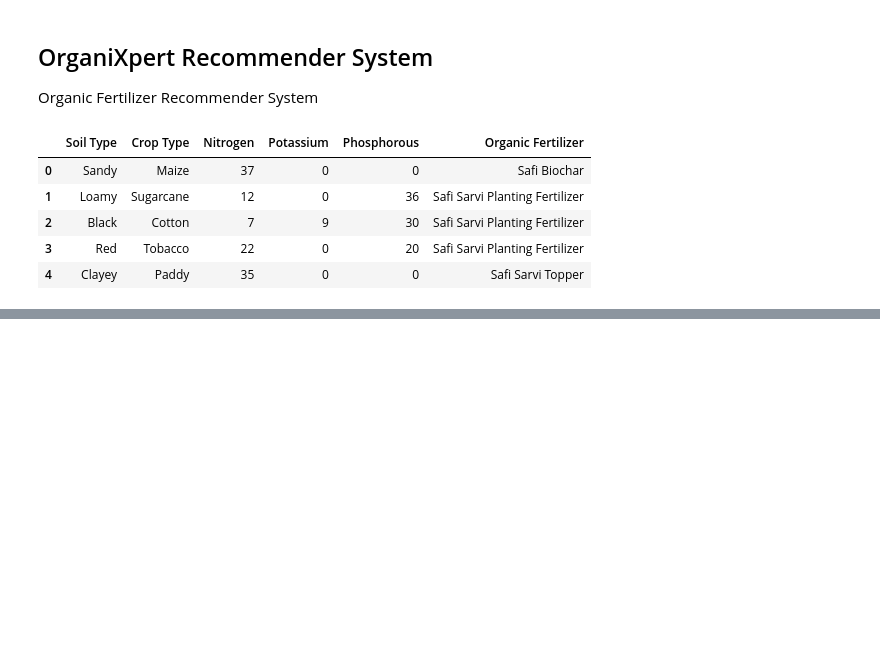
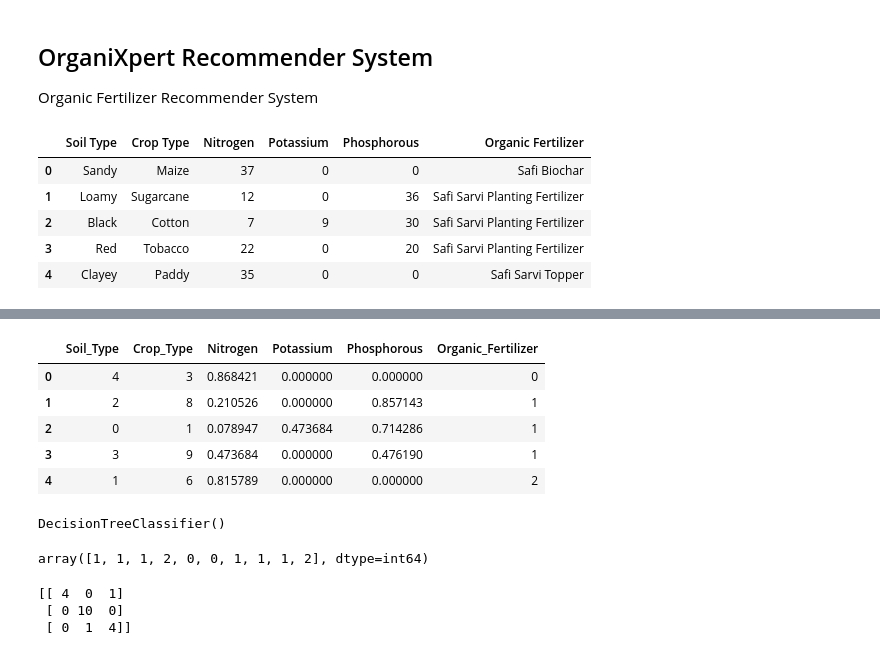
Before and after one commit to joykangangi/OrganiXpert, a Jupyter notebook: ML_Development/EDA/OrganiXpert.ipynb, the cells around one changed output, grey strips where cells are left out. Saved outputs shown, nothing was run; the diff lists cells and outputs as text; code cells hidden in the pictures; blank space fills up the shorter version.

Commit message:
fitted decision tree and random forest algorithm to our dataset

```diff
--- a/ML_Development/EDA/OrganiXpert.ipynb
+++ b/ML_Development/EDA/OrganiXpert.ipynb
@@ -17,0 +137,54 @@ df.head()
+# %%
+# Convert N, P and K ppm values to kg/acre values
+# 2.24 is the conversion factor from ppm to kg/ha
+# 0.4047 is the conversion factor from kg/ha to kg/acre
+df['Nitrogen'] = df['Nitrogen'] * 2.24 * 0.4047
+df['Phosphorous'] = df['Phosphorous'] * 2.24 * 0.4047
+df['Potassium'] = df['Potassium'] * 2.24 * 0.4047
+# %%
+# Make a copy of the dataframe
+df1 = df.copy()
+# %%
+from sklearn.preprocessing import LabelEncoder
+le = LabelEncoder()
+df1['Soil_Type'] = le.fit_transform(df1['Soil_Type'])
+df1['Crop_Type'] = le.fit_transform(df1['Crop_Type'])
+df1['Organic_Fertilizer'] = le.fit_transform(df1['Organic_Fertilizer'])
+# %%
+# Normalize N, P and K values to 0-1 range using MinMaxScaler function
+from sklearn.preprocessing import MinMaxScaler
+scaler = MinMaxScaler()
+df1[['Nitrogen', 'Phosphorous', 'Potassium']] = scaler.fit_transform(df1[['Nitrogen', 'Phosphorous', 'Potassium']])
+df1.head()
+# %% [output]
+|  | Soil_Type | Crop_Type | Nitrogen | Potassium | Phosphorous | Organic_Fertilizer |
+| 0 | 4 | 3 | 0.868421 | 0.000000 | 0.000000 | 0 |
+| 1 | 2 | 8 | 0.210526 | 0.000000 | 0.857143 | 1 |
+| 2 | 0 | 1 | 0.078947 | 0.473684 | 0.714286 | 1 |
+| 3 | 3 | 9 | 0.473684 | 0.000000 | 0.476190 | 1 |
+| 4 | 1 | 6 | 0.815789 | 0.000000 | 0.000000 | 2 |
+# %%
+# Split the dataset into training and testing sets and use k-fold cross validation to test the following algorithms: decision tree and random forest
+from sklearn.model_selection import train_test_split
+from sklearn.model_selection import cross_val_score
+from sklearn.tree import DecisionTreeClassifier
+from sklearn.ensemble import RandomForestClassifier
+X = df1.drop('Organic_Fertilizer', axis=1)
+y = df1['Organic_Fertilizer']
+X_train, X_test, y_train, y_test = train_test_split(X, y, test_size=0.2, random_state=42)
+dt_clf = DecisionTreeClassifier()
+dt_clf.fit(X_train, y_train)
+# %% [output]
+DecisionTreeClassifier()
+# %%
+predictions = dt_clf.predict(X_test)
+predictions[:10]
+# %% [output]
+array([1, 1, 1, 2, 0, 0, 1, 1, 1, 2], dtype=int64)
+# %%
+from sklearn import metrics
+print(metrics.confusion_matrix(y_test, predictions))
+# %% [output]
+[[ 4  0  1]
+ [ 0 10  0]
+ [ 0  1  4]]
```
Also changed, not shown: parts of 21 cells of this notebook, 5 other files.
